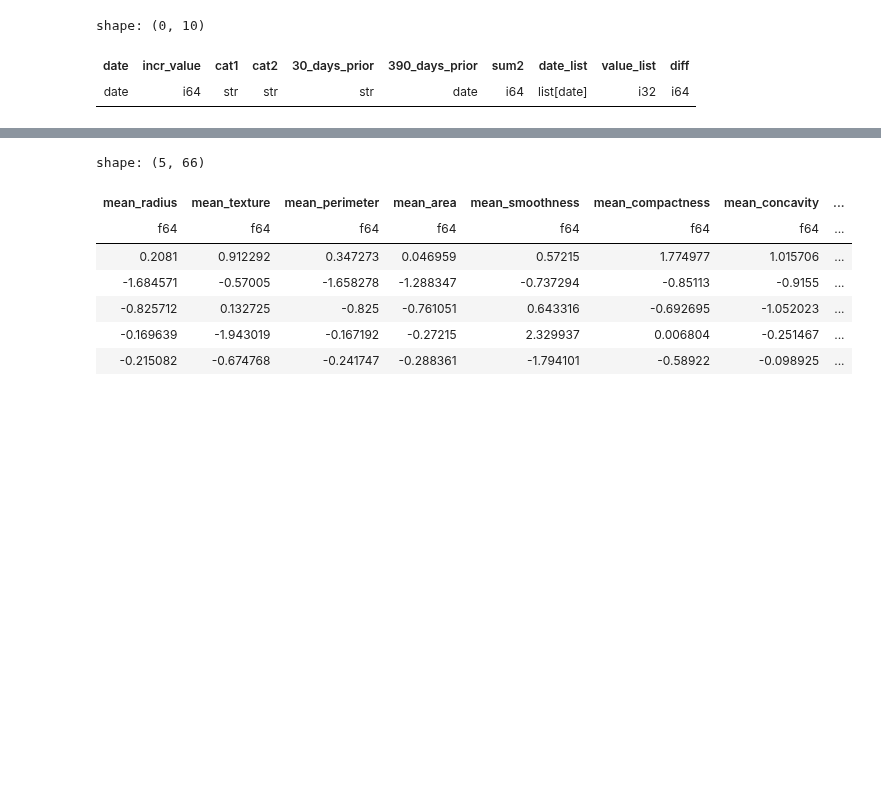
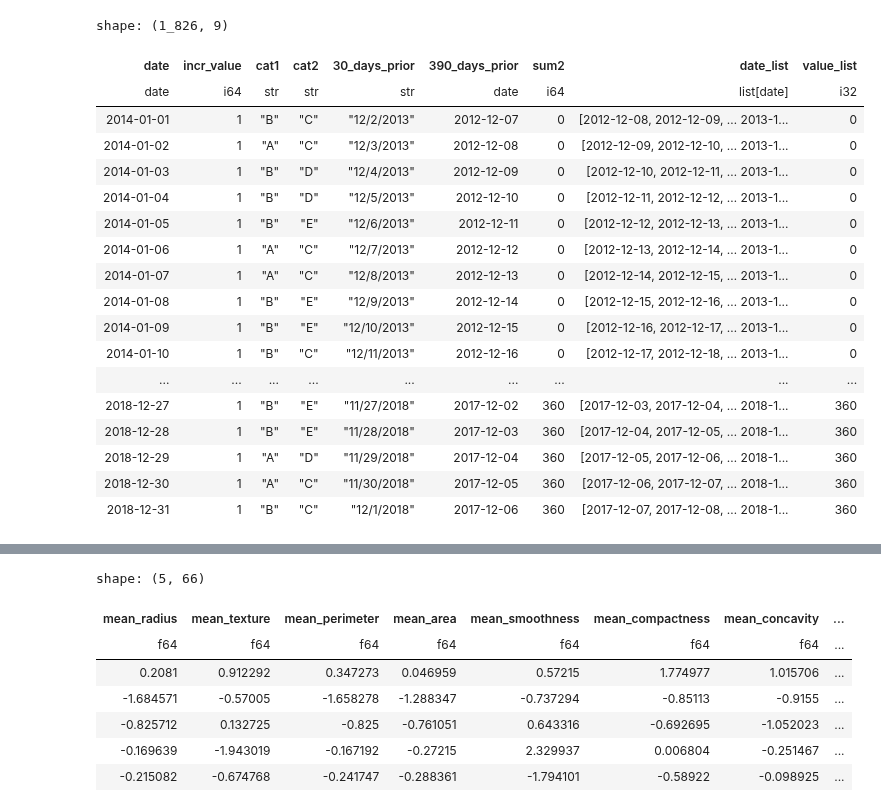
Before and after one commit to predictables/predictables, a Jupyter notebook: dev_univariate.ipynb, the cells around one changed output, grey strips where cells are left out. Saved outputs shown, nothing was run; the diff lists cells and outputs as text; code cells hidden in the pictures; blank space fills up the shorter version.

```diff
--- a/dev_univariate.ipynb
+++ b/dev_univariate.ipynb
@@ -19,37 +19,54 @@ df = (
         [
             pl.col("date").str.to_date("%m/%d/%Y").alias("date"),
             (pl.col("390_days_prior").str.to_date("%m/%d/%Y")).alias("390_days_prior"),
         ]
     )
     .with_columns(
         [
             pl.date_ranges(
                 start=pl.col("390_days_prior") + datetime.timedelta(days=1),
                 end=pl.col("30_days_prior").str.to_date("%m/%d/%Y"),
                 interval="1d",
             ).alias("date_list"),
         ]
     )
 )
 
 value_map = {
     d: v for d, v in df.select([pl.col("date"), pl.col("incr_value")]).collect().rows()
 }
 
-df = df.with_columns(
+df0 = df.with_columns(
     [
         pl.col("date_list")
         .list.eval(pl.element().is_in(list(value_map.keys())).cast(pl.Int32))
         .list.sum()
         .alias("value_list")
     ]
 )
 
 # value_map
-df.collect().with_columns(
-    [(pl.col("sum2") - pl.col("value_list")).alias("diff")]
-).with_columns(pl.col("date_list")).filter(pl.col("diff") > 0)
+df0.collect()
+# .with_columns(
+#     [(pl.col("sum2") - pl.col("value_list")).alias("diff")]
+# ).with_columns(pl.col("date_list")).filter(pl.col("diff") > 0)
 # %% [output]
-shape: (0, 10)
+shape: (1_826, 9)
-| date | incr_value | cat1 | cat2 | 30_days_prior | 390_days_prior | sum2 | date_list | value_list | diff |
-| date | i64 | str | str | str | date | i64 | list[date] | i32 | i64 |
+| date | incr_value | cat1 | cat2 | 30_days_prior | 390_days_prior | sum2 | date_list | value_list |
+| date | i64 | str | str | str | date | i64 | list[date] | i32 |
+| 2014-01-01 | 1 | "B" | "C" | "12/2/2013" | 2012-12-07 | 0 | [2012-12-08, 2012-12-09, … 2013-1... | 0 |
+| 2014-01-02 | 1 | "A" | "C" | "12/3/2013" | 2012-12-08 | 0 | [2012-12-09, 2012-12-10, … 2013-1... | 0 |
+| 2014-01-03 | 1 | "B" | "D" | "12/4/2013" | 2012-12-09 | 0 | [2012-12-10, 2012-12-11, … 2013-1... | 0 |
+| 2014-01-04 | 1 | "B" | "D" | "12/5/2013" | 2012-12-10 | 0 | [2012-12-11, 2012-12-12, … 2013-1... | 0 |
+| 2014-01-05 | 1 | "B" | "E" | "12/6/2013" | 2012-12-11 | 0 | [2012-12-12, 2012-12-13, … 2013-1... | 0 |
+| 2014-01-06 | 1 | "A" | "C" | "12/7/2013" | 2012-12-12 | 0 | [2012-12-13, 2012-12-14, … 2013-1... | 0 |
+| 2014-01-07 | 1 | "A" | "C" | "12/8/2013" | 2012-12-13 | 0 | [2012-12-14, 2012-12-15, … 2013-1... | 0 |
+| 2014-01-08 | 1 | "B" | "E" | "12/9/2013" | 2012-12-14 | 0 | [2012-12-15, 2012-12-16, … 2013-1... | 0 |
+| 2014-01-09 | 1 | "B" | "E" | "12/10/2013" | 2012-12-15 | 0 | [2012-12-16, 2012-12-17, … 2013-1... | 0 |
+| 2014-01-10 | 1 | "B" | "C" | "12/11/2013" | 2012-12-16 | 0 | [2012-12-17, 2012-12-18, … 2013-1... | 0 |
+| ... | ... | ... | ... | ... | ... | ... | ... | ... |
+| 2018-12-27 | 1 | "B" | "E" | "11/27/2018" | 2017-12-02 | 360 | [2017-12-03, 2017-12-04, … 2018-1... | 360 |
+| 2018-12-28 | 1 | "B" | "E" | "11/28/2018" | 2017-12-03 | 360 | [2017-12-04, 2017-12-05, … 2018-1... | 360 |
+| 2018-12-29 | 1 | "A" | "D" | "11/29/2018" | 2017-12-04 | 360 | [2017-12-05, 2017-12-06, … 2018-1... | 360 |
+| 2018-12-30 | 1 | "A" | "C" | "11/30/2018" | 2017-12-05 | 360 | [2017-12-06, 2017-12-07, … 2018-1... | 360 |
+| 2018-12-31 | 1 | "B" | "C" | "12/1/2018" | 2017-12-06 | 360 | [2017-12-07, 2017-12-08, … 2018-1... | 360 |
```
Also changed, not shown: parts of 3 cells of this notebook, 13 other files.
